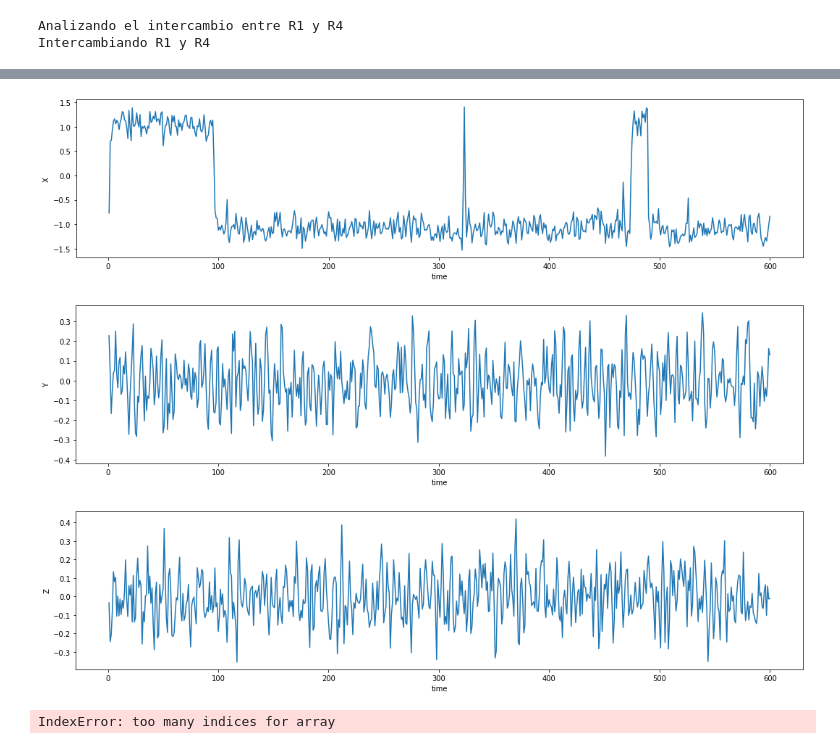
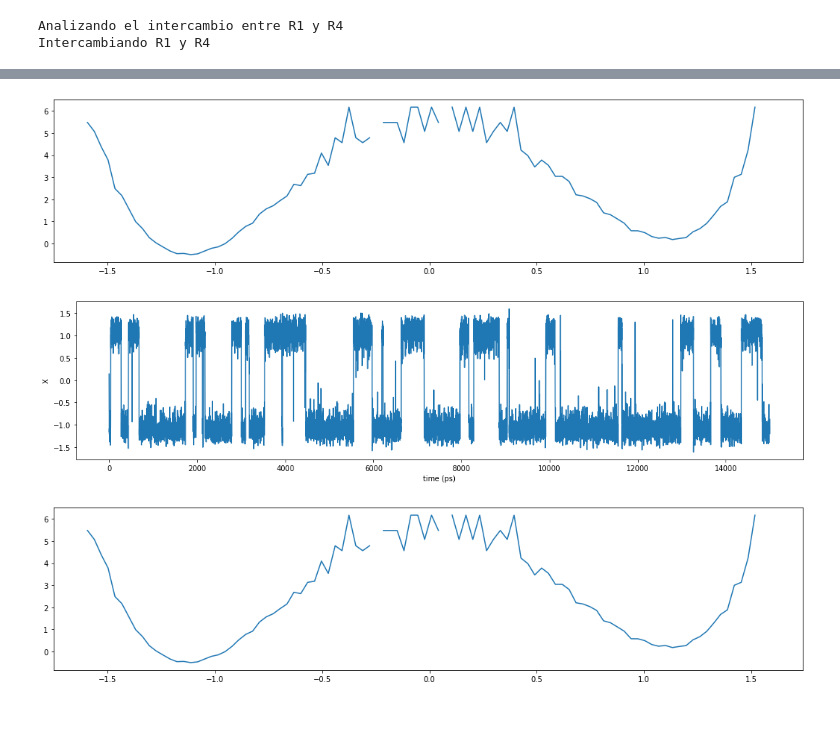
Before and after one commit to uibcdf/REMD_testbed, a Jupyter notebook: REX_DP.ipynb, the cells around one changed output, grey strips where cells are left out. Saved outputs shown, nothing was run; the diff lists cells and outputs as text; code cells hidden in the pictures; blank space fills up the shorter version.

```diff
--- a/REX_DP.ipynb
+++ b/REX_DP.ipynb
@@ -31,15 +32,16 @@ kB = unit.BOLTZMANN_CONSTANT_kB * unit.AVOGADRO_CONSTANT_NA
 temperature = 300*unit.kelvin
 pressure    = None
 
+# Mejorar las siguientes definiciones
 step_size       = 0.01*unit.picoseconds
-num_steps       = 20000
+num_steps       = 500000
 saving_period   = 100
 num_steps_saved = int(num_steps/saving_period)
 
 friction   = 1.0/unit.picosecond
 integrator = mm.LangevinIntegrator(temperature, friction, step_size)
 
-platform_name = 'CPU'
+platform_name = 'CUDA'
 platform = mm.Platform.getPlatformByName(platform_name)
 
 times      = unit.Quantity(np.zeros([num_steps_saved], np.float32), unit.picoseconds)
@@ -74,7 +76,7 @@ for ii in tqdm(range(num_steps_saved)):
 
 temperature2 = 305*unit.kelvin
 step_size2       = 0.01*unit.picoseconds
-num_steps2       = 20000
+num_steps2       = 500000
 saving_period2   = 100
 num_steps_saved2 = int(num_steps/saving_period)
 
@@ -115,14 +117,14 @@ temperature3 = 310*unit.kelvin
 pressure    = None
 
 step_size3       = 0.01*unit.picoseconds
-num_steps3       = 20000
+num_steps3       = 500000
 saving_period3   = 100
 num_steps_saved3 = int(num_steps/saving_period)
 
 friction3   = 1.0/unit.picosecond
 integrator3 = mm.LangevinIntegrator(temperature3, friction3, step_size3)
 
-platform_name = 'CPU'
+platform_name = 'CUDA'
 platform = mm.Platform.getPlatformByName(platform_name)
 
 times3      = unit.Quantity(np.zeros([num_steps_saved3], np.float32), unit.picoseconds)
@@ -473,3 +480,10 @@ else:
 # %% [output]
 Analizando el intercambio entre R1 y R4
 Intercambiando R1 y R4
+# %%
+plt.rcParams['figure.figsize'] = 18, 4
+for ii, ylabel in zip(range(3),['X','Y','Z']):
+    plt.plot(times,positions[:,ii])
+    plt.ylabel(ylabel)
+    plt.xlabel('time')
+    plt.show()
@@ -475,0 +494,4 @@ Intercambiando R1 y R4
+# %%
+hist, bin_edges = np.histogram(positions[:,0],bins=100, density=True)
+plt.plot((bin_edges[1:]+bin_edges[:-1])/2.0,hist)
+plt.show()
@@ -476,2 +500,7 @@ Intercambiando R1 y R4
+# %%
+plt.plot((bin_edges[1:]+bin_edges[:-1])/2.0,-np.log(hist))
+plt.show()
+# %% [output]
+[figure, added]
 # %%
 print(P1)
@@ -482,24 +507,13 @@ print(P3)
 # %%
 plt.rcParams['figure.figsize'] = 18, 4
-for ii, ylabel in zip(range(3),['X','Y','Z']):
+for ii, ylabel in zip(range(1),['X']):
     plt.plot(times,positions[:,ii])
     plt.ylabel(ylabel)
-    plt.xlabel('time')
+    plt.xlabel('time (ps)')
     plt.show()
+
+plt.plot((bin_edges[1:]+bin_edges[:-1])/2.0,-np.log(hist))
+plt.show()
 # %% [output]
-[figure, old version]
+[figure, new version]
-[figure, old version]
+[figure, new version]
-[figure, removed]
-# %%
-limite_minimo_x = -2.0 * unit.nanometers
-limite_maximo_x = 2.0 * unit.nanometers
-n_bins = 200
-delta_x = (limite_maximo_x - limite_minimo_x)/n_bins
-
-histograma, bin_limites = np.histogram(positions[:,0,0]._value, bins=n_bins, range=[limite_minimo_x._value, limite_maximo_x._value])
-
-plt.bar(bin_limites[:-1], histograma, width = delta_x._value)
-plt.xlim(limite_minimo_x._value, limite_maximo_x._value)
-plt.show()
-# %% [output]
-IndexError: too many indices for array
```
Also changed, not shown: parts of 8 cells of this notebook, 1 other file.
